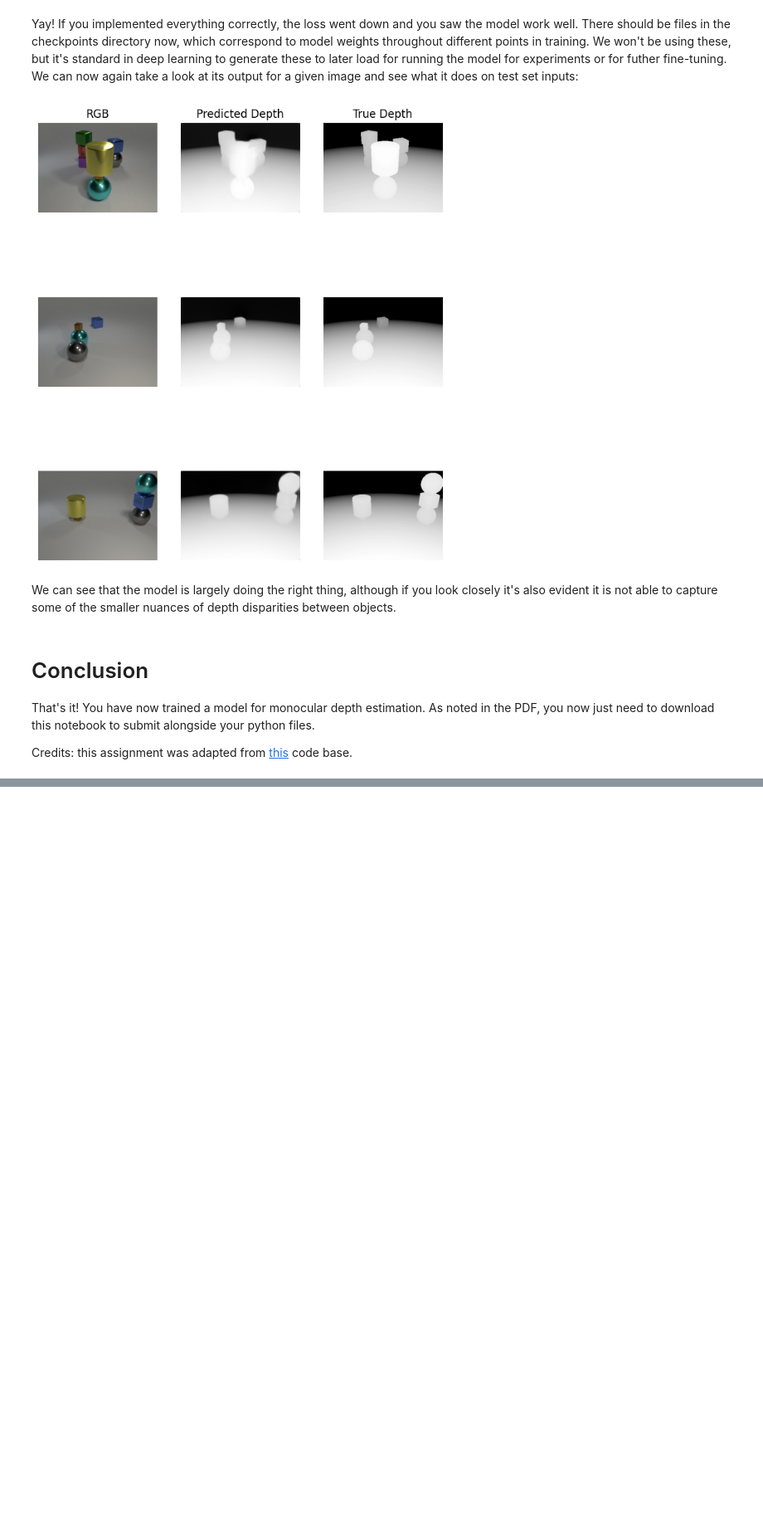
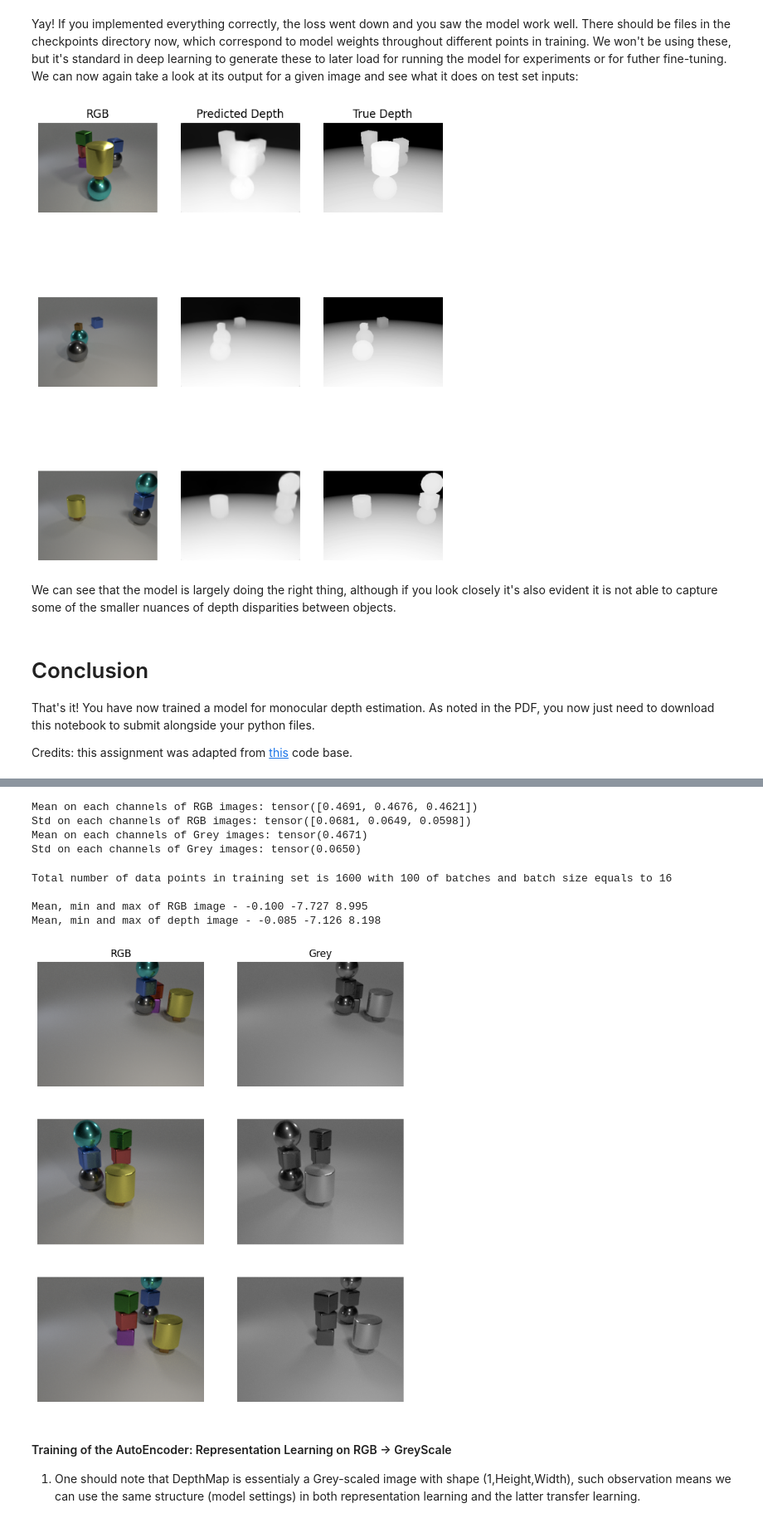
Before and after one commit to fangyuan-ksgk/CS231a-Computer-Vision-From-3D-Reconstruction-to-Recognition, a Jupyter notebook: P3/p3/MonocularDepthEstimate.ipynb, the cells around one changed output, grey strips where cells are left out. Shown at 83% size. Cells and saved outputs as stored; diff of their text form; code cells hidden in the pictures; blank space fills up the shorter version.

```diff
--- a/P3/p3/MonocularDepthEstimate.ipynb
+++ b/P3/p3/MonocularDepthEstimate.ipynb
@@ -825,0 +838,25 @@ Credits: this assignment was adapted from [this](https://github.com/pranjaldatta
+# %%
+from utils import AverageMeter
+rgb_meter = AverageMeter()
+grey_meter = AverageMeter()
+
+data = []
+for file_name in file_dict:
+    byte_image = file_dict[file_name]
+    data.append(byte_image)
+    pil_img = PIL.Image.open(io.BytesIO(byte_image))
+    rgb_img = transforms.ToTensor()(pil_img.convert('RGB'))
+    grey_img =  transforms.ToTensor()(pil_img.convert('L'))
+
+    rgb_meter.update(rgb_img)
+    grey_meter.update(grey_img)
+
+print('Mean on each channels of RGB images:', rgb_meter.avg.mean(axis=(1,2)))
+print('Std on each channels of RGB images:', rgb_meter.avg.std(axis=(1,2)))
+print('Mean on each channels of Grey images:', grey_meter.avg.mean())
+print('Std on each channels of Grey images:', grey_meter.avg.std())
+# %% [output]
+Mean on each channels of RGB images: tensor([0.4691, 0.4676, 0.4621])
+Std on each channels of RGB images: tensor([0.0681, 0.0649, 0.0598])
+Mean on each channels of Grey images: tensor(0.4671)
+Std on each channels of Grey images: tensor(0.0650)
@@ -825,0 +977,48 @@ Credits: this assignment was adapted from [this](https://github.com/pranjaldatta
+# %%
+"""
+AutoEncoder Data Loader
+"""
+
+# Apparently one need to compute the mean/avg in order to normalize on the grey-scaled images
+from zipfile import ZipFile
+import PIL
+from PIL import Image
+import io
+import matplotlib.pyplot as plt
+
+
+train_autoencoder_data_loader, test_autoencoder_data_loader = get_data_loaders_cg("data/cs231a-clevr-rgbd.zip",
+                                                is_mono=True,
+                                                batch_size=16,#small batch size to conserve memory
+                                                train_test_split=0.8,
+                                                pct_dataset=0.5)#half of dataset to keep things fast
+print('Total number of data points in training set is', len(train_data_loader.dataset), 'with',len(train_data_loader),
+      'of batches and batch size equals to 16')
+test_data_iter = iter(test_autoencoder_data_loader)
+# here we take one BATCH of test data, batch_size is 16 means we have 16 data points where we take mean/min/max values
+data_sample = next(test_data_iter)
+print("\nMean, min and max of RGB image - %.3f %.3f %.3f"%(
+                                          torch.mean(data_sample['rgb']),
+                                          torch.min(data_sample['rgb']),
+                                          torch.max(data_sample['rgb'])))
+
+print("Mean, min and max of depth image - %.3f %.3f %.3f\n"%(
+                                          torch.mean(data_sample['grey']),
+                                          torch.min(data_sample['grey']),
+                                          torch.max(data_sample['grey'])))
+
+rgb_tensor_to_image, grey_tensor_to_image = get_tensor_to_image_transforms_cg()
+fig, axs = plt.subplots(3, 2)
+axs[0,0].set_title('RGB', size='large')
+axs[0,1].set_title('Grey', size='large')
+for i in range(3):
+    axs[i, 0].imshow(rgb_tensor_to_image(data_sample['rgb'][i]))
+    axs[i, 1].imshow(grey_tensor_to_image(data_sample['grey'][i]), cmap='gray')
+    axs[i, 0].axis('off')
+    axs[i, 1].axis('off')
+# %% [output]
+Total number of data points in training set is 1600 with 100 of batches and batch size equals to 16
+
+Mean, min and max of RGB image - -0.100 -7.727 8.995
+Mean, min and max of depth image - -0.085 -7.126 8.198
+[figure, added]
@@ -825,0 +1223,4 @@ Credits: this assignment was adapted from [this](https://github.com/pranjaldatta
+# %% [markdown]
+#### Training of the AutoEncoder: Representation Learning on RGB -> GreyScale
+
+1. One should note that DepthMap is essentialy a Grey-scaled image with shape (1,Height,Width), such observation means we can use the same structure (model settings) in both representation learning and the latter transfer learning.
```
Also changed, not shown: parts of 9 cells of this notebook.
